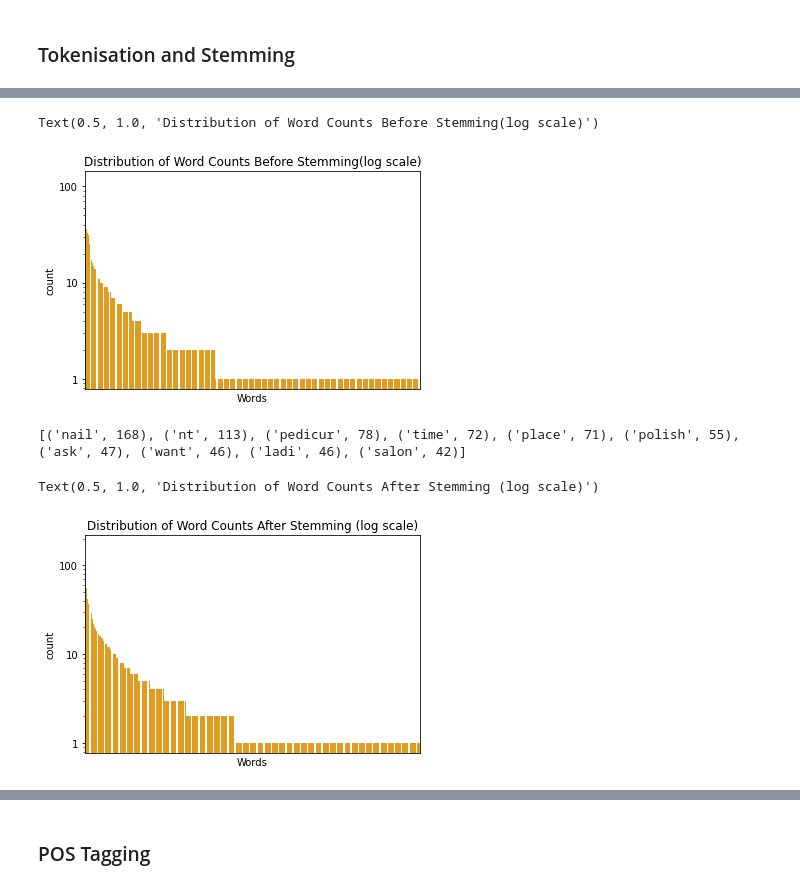
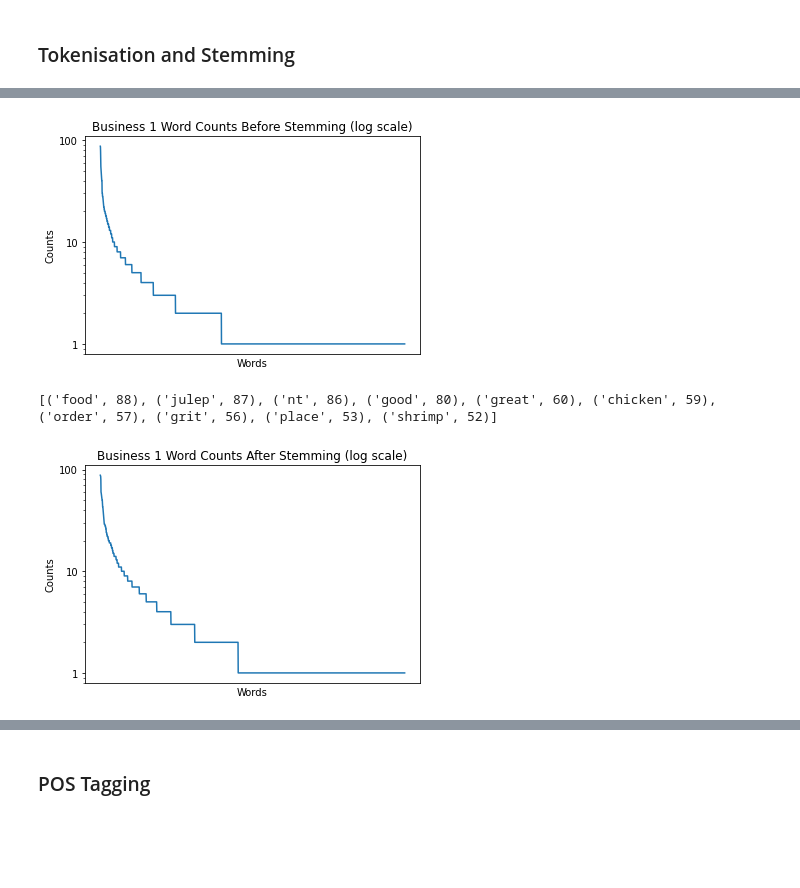
Before and after one commit to coloteong/CZ4045-project1, a Jupyter notebook: mostfreq_NN_JJ/main_notebook.ipynb, the cells around one changed output, grey strips where cells are left out. Drawn from its saved outputs; the diff is of its cells as text; code cells hidden in the pictures; blank space fills up the shorter version.

Commit message:
outputs for tokenization/stemming parts

```diff
--- a/mostfreq_NN_JJ/main_notebook.ipynb
+++ b/mostfreq_NN_JJ/main_notebook.ipynb
@@ -84,21 +73,23 @@ print(common_words)
 # %%
 # log graph before stemming
-
 df = pd.DataFrame(b1_word_freq.items(), columns=['word', 'count'])
 df = df.sort_values(by=['count'], ascending=False)
 
 ticks = [1, 10, 100]
-figure = sns.barplot(data=df, x='word', y='count', color='orange')
+figure = sns.lineplot(data=df, x='word', y='count')
 figure.set_yscale("log")
 figure.set_yticks(ticks)
 figure.set_yticklabels(ticks)
 figure.set_xticks([])
 figure.set_xticklabels([])
 figure.set_xlabel('Words')
-figure.set_title("Distribution of Word Counts Before Stemming (log scale)")
+figure.set_ylabel('Counts')
+figure.set_title("Business 1 Word Counts Before Stemming (log scale)")
+
+fig = figure.get_figure()
+fig.savefig("figures/b1_freq_before_stemming")
 # %% [output]
-Text(0.5, 1.0, 'Distribution of Word Counts Before Stemming(log scale)')
-[figure, old version]
+[figure, new version]
 # %%
 # now we do some stemming after removing the stopwords
 from nltk.stem import PorterStemmer
@@ -112,10 +103,10 @@ snow_st = SnowballStemmer("english")
 # Using Porter Stemmer
 porter_stemmed_words = [porter_st.stem(word) for word in b1_review_words]
 porter_freq = Counter(porter_stemmed_words)
-porter_common = porter_freq.most_common(10)
-print(porter_common)
+b1_porter_common_nsw = porter_freq.most_common(10)
+print(b1_porter_common_nsw)
 # %% [output]
-[('nail', 168), ('nt', 113), ('pedicur', 78), ('time', 72), ('place', 71), ('polish', 55), ('ask', 47), ('want', 46), ('ladi', 46), ('salon', 42)]
+[('food', 88), ('julep', 87), ('nt', 86), ('good', 80), ('great', 60), ('chicken', 59), ('order', 57), ('grit', 56), ('place', 53), ('shrimp', 52)]
 # %%
 # log graph after stemming (porter stemmer)
 
@@ -123,17 +114,20 @@ df = pd.DataFrame(porter_freq.items(), columns=['word', 'count'])
 df = df.sort_values(by=['count'], ascending=False)
 
 ticks = [1, 10, 100]
-figure = sns.barplot(data=df, x='word', y='count', color='orange')
+figure = sns.lineplot(data=df, x='word', y='count')
 figure.set_yscale("log")
 figure.set_yticks(ticks)
 figure.set_yticklabels(ticks)
 figure.set_xticks([])
 figure.set_xticklabels([])
 figure.set_xlabel('Words')
-figure.set_title("Distribution of Word Counts After Stemming (log scale)")
+figure.set_ylabel('Counts')
+figure.set_title("Business 1 Word Counts After Stemming (log scale)")
+
+fig = figure.get_figure()
+fig.savefig("figures/b1_freq_after_stemming")
 # %% [output]
-Text(0.5, 1.0, 'Distribution of Word Counts After Stemming (log scale)')
-[figure, old version]
+[figure, new version]
 # %%
 # Using Lancaster Stemmer
 lancaster_stemmed_words = [lancaster_st.stem(word) for word in b1_review_words]
```
Also changed, not shown: parts of 20 cells of this notebook, 5 other files.
